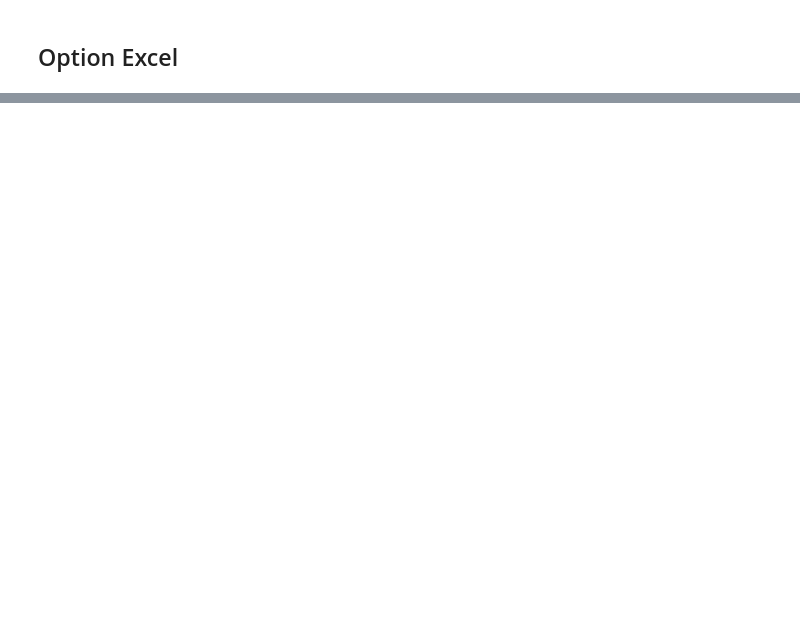
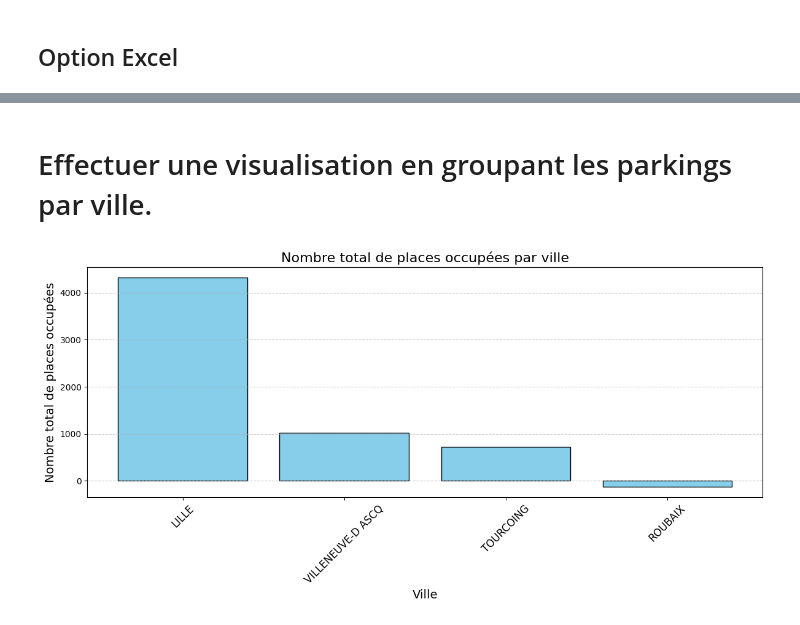
Before and after one commit to yzpt/module_pandas_B2, a Jupyter notebook: 12.0.parkings.ipynb, the cells around one changed output, grey strips where cells are left out. Saved outputs shown, nothing was run; the diff lists cells and outputs as text; code cells hidden in the pictures; blank space fills up the shorter version.

```diff
--- a/12.0.parkings.ipynb
+++ b/12.0.parkings.ipynb
@@ -67,0 +227,23 @@ print(json.dumps(data, indent=4))
+# %% [markdown]
+# Effectuer une visualisation en groupant les parkings par ville.
+# %%
+import matplotlib.pyplot as plt
+
+# Grouper les données par ville et sommer les places occupées
+grouped_by_ville = df.groupby('ville')['nbr_occupe'].sum().reset_index()
+
+# Trier les villes par nombre total de places occupées (optionnel)
+grouped_by_ville = grouped_by_ville.sort_values(by='nbr_occupe', ascending=False)
+
+# Tracer le graphique
+plt.figure(figsize=(12, 6))
+plt.bar(grouped_by_ville['ville'], grouped_by_ville['nbr_occupe'], color='skyblue', edgecolor='black')
+plt.title('Nombre total de places occupées par ville', fontsize=16)
+plt.xlabel('Ville', fontsize=14)
+plt.ylabel('Nombre total de places occupées', fontsize=14)
+plt.xticks(rotation=45, fontsize=12)  # Rotation pour mieux lire les noms des villes
+plt.grid(axis='y', linestyle='--', alpha=0.7)
+plt.tight_layout()  # Ajuster les marges pour éviter le chevauchement
+plt.show()
+# %% [output]
+[figure, added]
```
Also changed, not shown: parts of 19 cells of this notebook, 1 other file.
